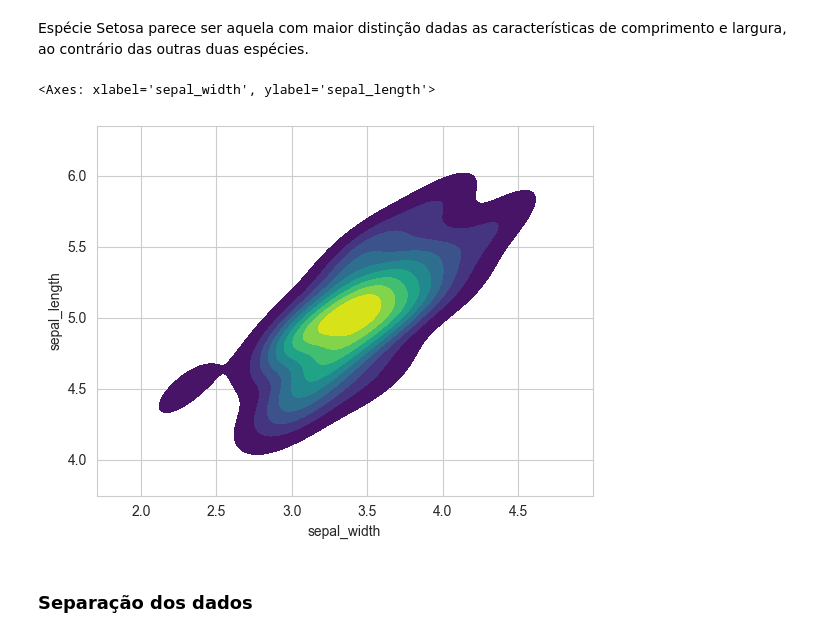
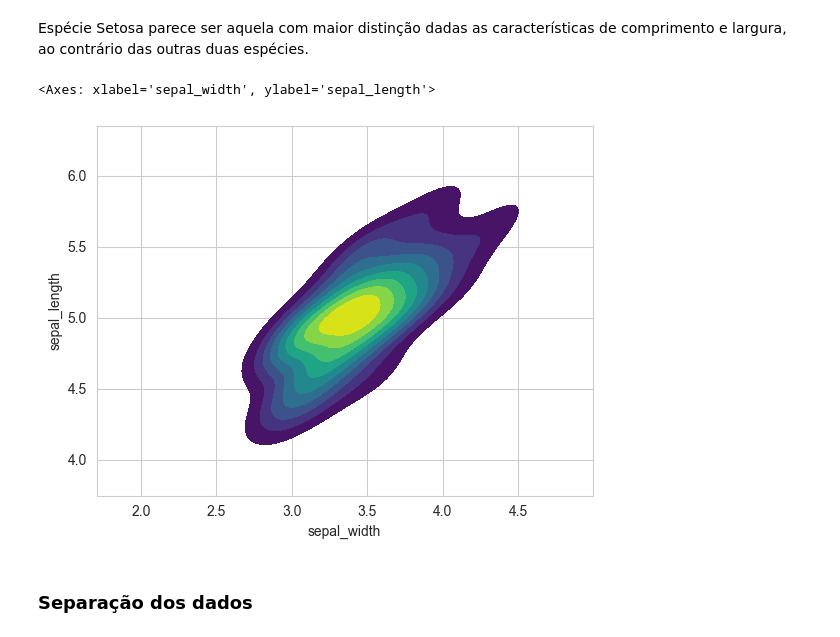
Before and after one commit to fernandohitmas/Python-for-Machine-Learning-Jose-Portilla-, a Jupyter notebook: svm_exercicio.ipynb, the cells around one changed output. Saved outputs shown, nothing was run; the diff lists cells and outputs as text; code cells hidden in the pictures.

```diff
--- a/svm_exercicio.ipynb
+++ b/svm_exercicio.ipynb
@@ -56,10 +56,11 @@ sns.pairplot(df, hue='species')
 # %% [markdown]
 Espécie Setosa parece ser aquela com maior distinção dadas as características de comprimento e largura, ao contrário das outras duas espécies.
 # %%
-sns.kdeplot(df[df['species'] == 'setosa'], y = 'sepal_length', x = 'sepal_width', fill=True, cmap='viridis')
+sns.kdeplot(df[df['species'] == 'setosa'], y = 'sepal_length', x = 'sepal_width',
+            fill=True, cmap='viridis', thresh=0.1)
 # %% [output]
 <Axes: xlabel='sepal_width', ylabel='sepal_length'>
-[figure, old version]
+[figure, new version]
 # %% [markdown]
 ### Separação dos dados
 # %%
```
